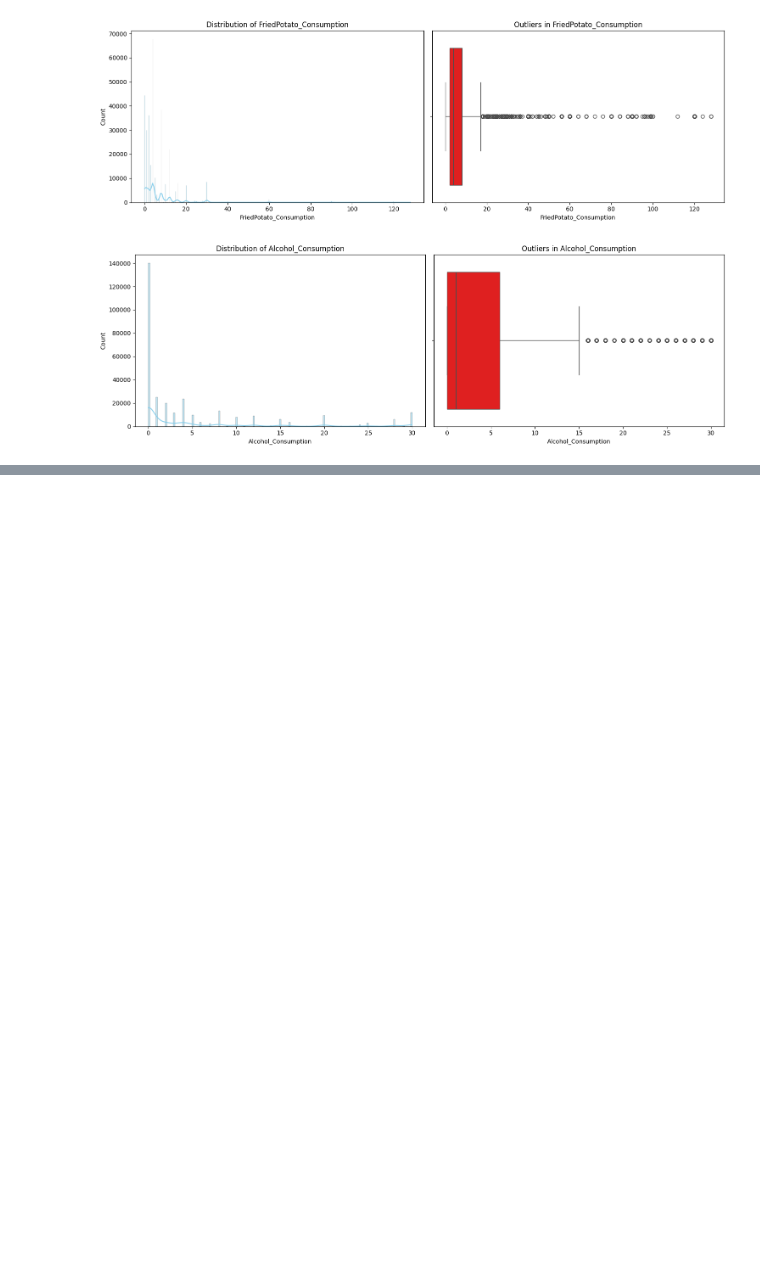
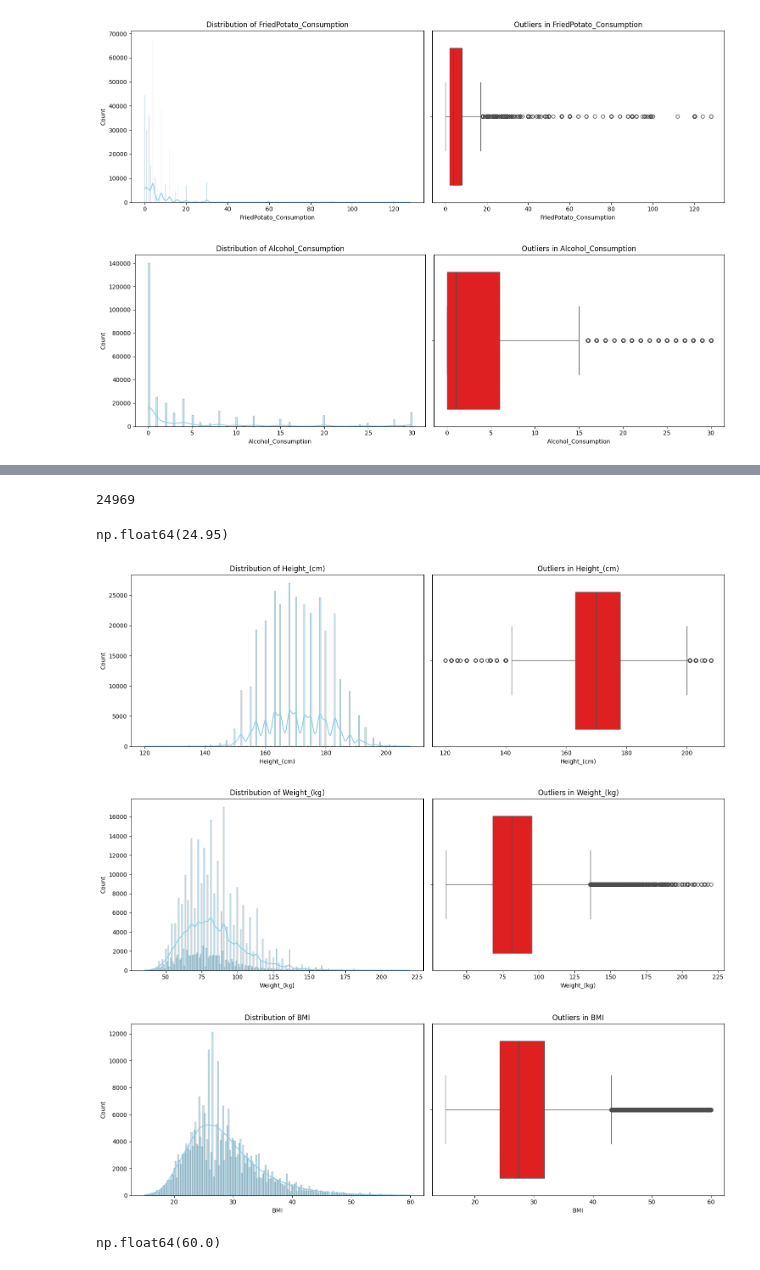
Before and after one commit to its-rhasil/cardio-risk, a Jupyter notebook: notebooks/01_data_exploration.ipynb, the cells around one changed output, grey strips where cells are left out. Cells and saved outputs as stored; diff of their text form; code cells hidden in the pictures; blank space fills up the shorter version.

```diff
--- a/notebooks/01_data_exploration.ipynb
+++ b/notebooks/01_data_exploration.ipynb
@@ -88,0 +109,2 @@ for col in numerical_cols:
+# %%
+df_cleaned = df[(df["Height_(cm)"].between(120,210)) & (df["Weight_(kg)"].between(35,220)) & (df["BMI"].between(15,60))]
@@ -88,0 +127,26 @@ for col in numerical_cols:
+# %%
+len(yes)
+# %% [output]
+24969
+# %%
+df["Weight_(kg)"].min()
+# %% [output]
+np.float64(24.95)
+# %%
+nums = ["Height_(cm)","Weight_(kg)","BMI"]
+for col in nums:
+    fig, axes = plt.subplots(1,2,figsize=(15,5))
+    sns.histplot(data=df_cleaned,x=col,kde=True,ax=axes[0],color='skyblue')
+    axes[0].set_title(f'Distribution of {col}')
+    sns.boxplot(data=df_cleaned,x=col,ax=axes[1],color='red')
+    axes[1].set_title(f'Outliers in {col}')
+    plt.tight_layout()
+    plt.show()
+# %% [output]
+[figure, added]
+[figure, added]
+[figure, added]
+# %%
+df_cleaned["BMI"].max()
+# %% [output]
+np.float64(60.0)
```
Also changed, not shown: parts of 4 cells of this notebook, 1 other file.
